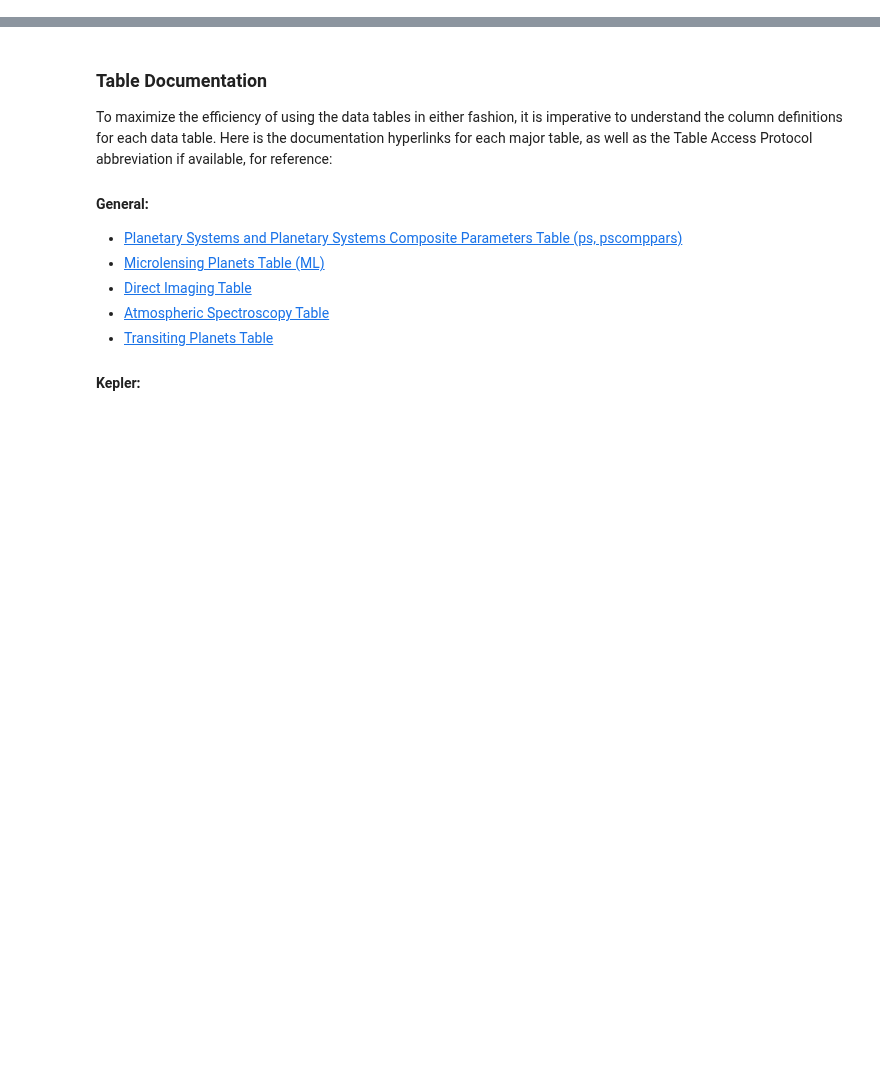
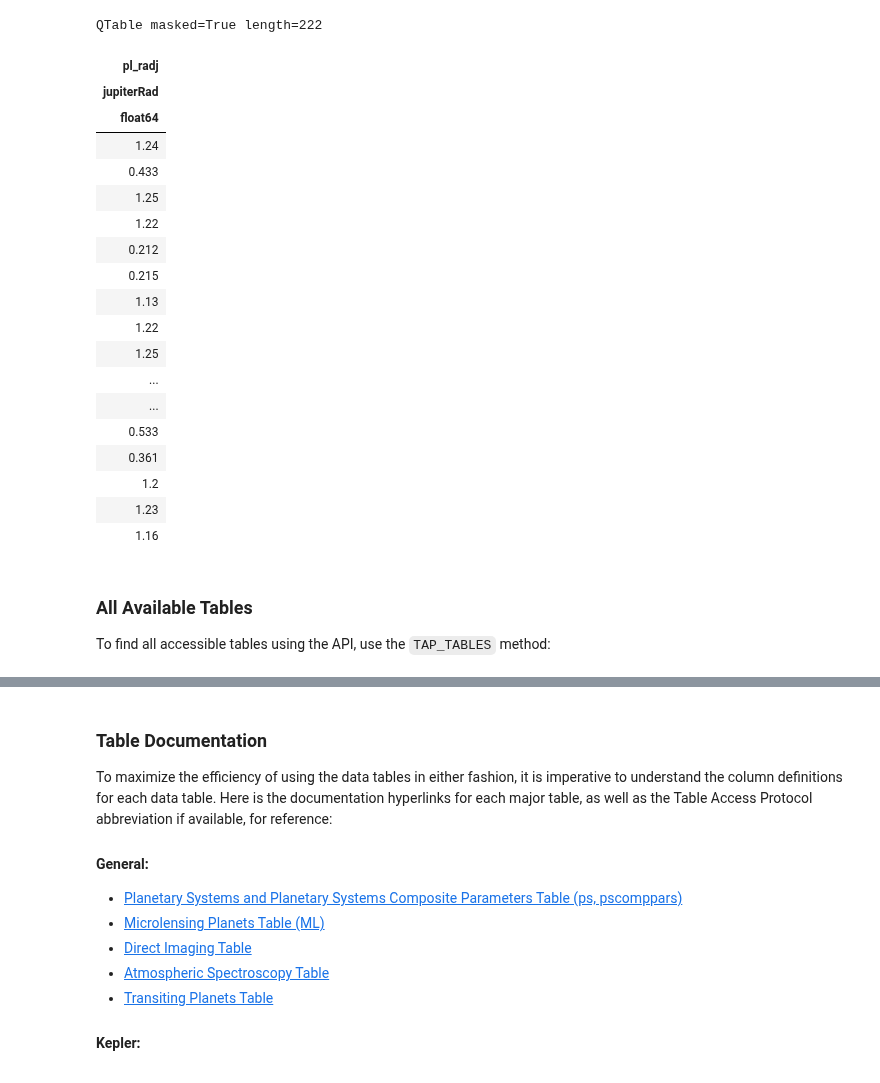
Before and after one commit to AstroMusers/ExoCore, a Jupyter notebook: ExoCore/Databases/NEA.ipynb, the cells around one changed output, grey strips where cells are left out. Saved outputs shown, nothing was run; the diff lists cells and outputs as text; code cells hidden in the pictures; blank space fills up the shorter version.

```diff
--- a/ExoCore/Databases/NEA.ipynb
+++ b/ExoCore/Databases/NEA.ipynb
@@ -58,0 +117,29 @@ In some applications, being able to systematically retrieve information from the
+# %%
+#Here, 'select' queries the planet radius column.
+#'Where' is querying all planets found by microlensing
+NasaExoplanetArchive.query_criteria(
+    table="pscomppars", select="pl_radj", where="discoverymethod like 'Microlensing'")
+# %% [output]
+QTable masked=True length=222
+| pl_radj |
+| jupiterRad |
+| float64 |
+| 1.24 |
+| 0.433 |
+| 1.25 |
+| 1.22 |
+| 0.212 |
+| 0.215 |
+| 1.13 |
+| 1.22 |
+| 1.25 |
+| ... |
+| ... |
+| 0.533 |
+| 0.361 |
+| 1.2 |
+| 1.23 |
+| 1.16 |
+# %% [markdown]
+### All Available Tables
+To find all accessible tables using the API, use the `TAP_TABLES` method:
```
Also changed, not shown: parts of 11 cells of this notebook.
